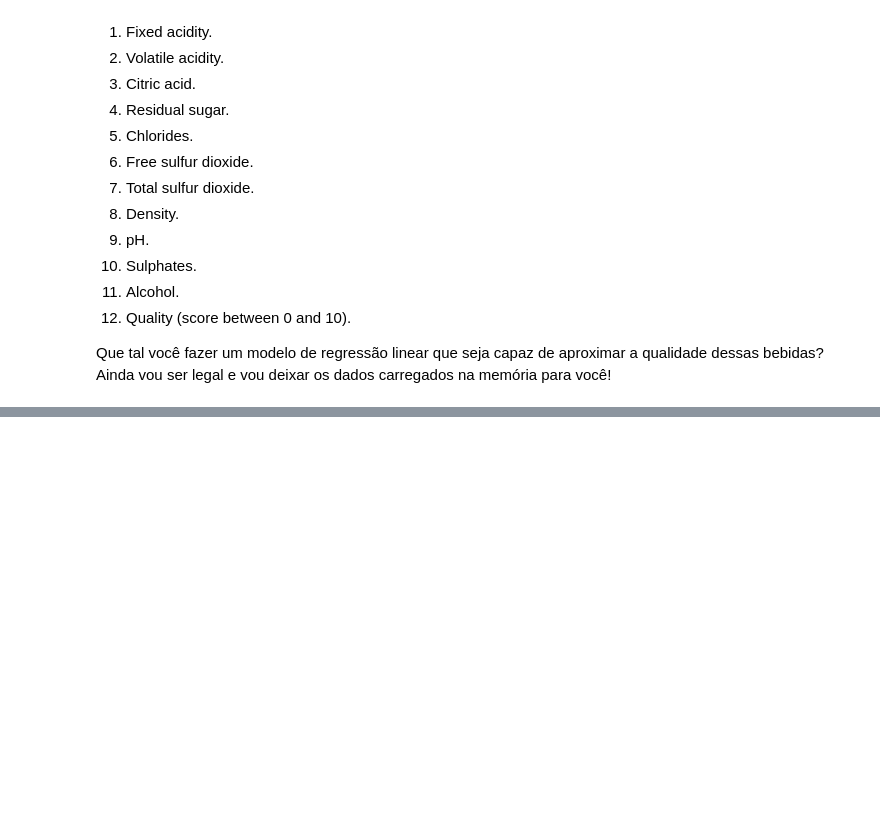
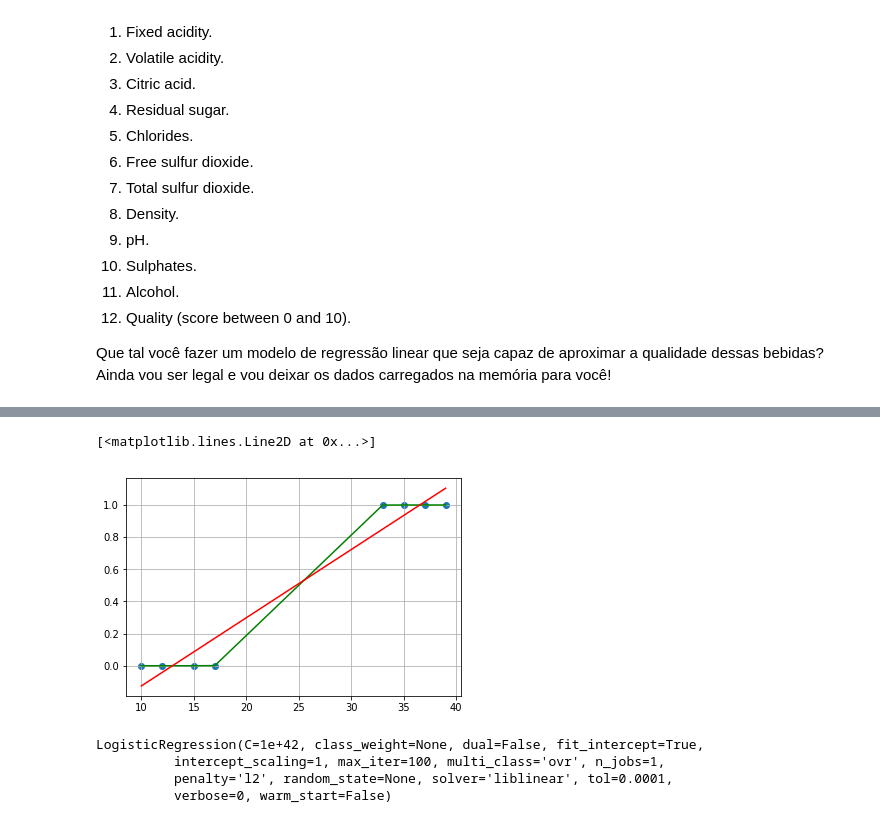
Before and after one commit to InsightLab/imersao-ciencia-de-dados, a Jupyter notebook: 2019/04-Modelos_Lineares/Modelos Lineares.ipynb, the cells around one changed output, grey strips where cells are left out. Cells and saved outputs as stored; diff of their text form; code cells hidden in the pictures; blank space fills up the shorter version.

```diff
--- a/2019/04-Modelos_Lineares/Modelos Lineares.ipynb
+++ b/2019/04-Modelos_Lineares/Modelos Lineares.ipynb
@@ -53,3 +78,19 @@ plt.grid()
+# %%
+w = 0
+b = 0
+plt.scatter(H[:,0], P)
+plt.plot(np.array(H[:,0]),[predict(w,b,x) for x in H[:,0]], c='r')
+plt.xlim((20,120))
+plt.ylim((0,500000))
+plt.grid()
+# %%
+w,b = gradient_descendent(H[:,0], P, 0.00001, w, b)
+print(w,b)
+plt.scatter(H[:,0], P)
+plt.plot(np.array(H[:,0]),[predict(w,b,x) for x in H[:,0]], c='r')
+plt.xlim((20,120))
+plt.ylim((0,500000))
+plt.grid()
 # %%
 from sklearn.linear_model import LinearRegression
 from sklearn.metrics import mean_squared_error
@@ -106,0 +156,14 @@ data.head()
+# %%
+from math import exp
+def logistic_function(w,b,x):
+    return 1 / ( 1 + exp( - ( b+(w*x) ) ) )
+
+w = 0.89
+b = -22.1
+plt.scatter(M, V)
+plt.grid()
+plt.plot(M, [logistic_function(w,b,x) for x in M[:,0]], c='g')
+plt.plot(M,y_predicted_linear, c='r')
+# %% [output]
+[<matplotlib.lines.Line2D at 0x...>]
+[figure, added]
@@ -106,0 +172,8 @@ data.head()
+# %%
+model = LogisticRegression(penalty="l2", C=1e42) #estes argumentos desabilitam a regularização
+model.fit(M,V)
+# %% [output]
+LogisticRegression(C=1e+42, class_weight=None, dual=False, fit_intercept=True,
+          intercept_scaling=1, max_iter=100, multi_class='ovr', n_jobs=1,
+          penalty='l2', random_state=None, solver='liblinear', tol=0.0001,
+          verbose=0, warm_start=False)
```
Also changed, not shown: parts of 15 cells of this notebook, 1 other file.
